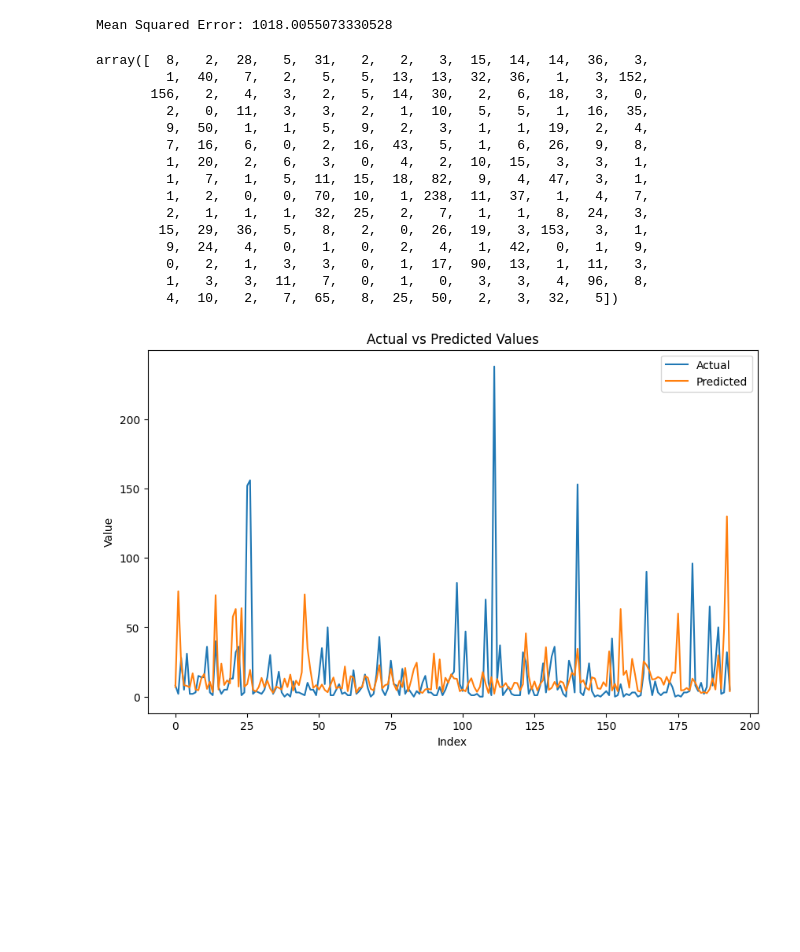
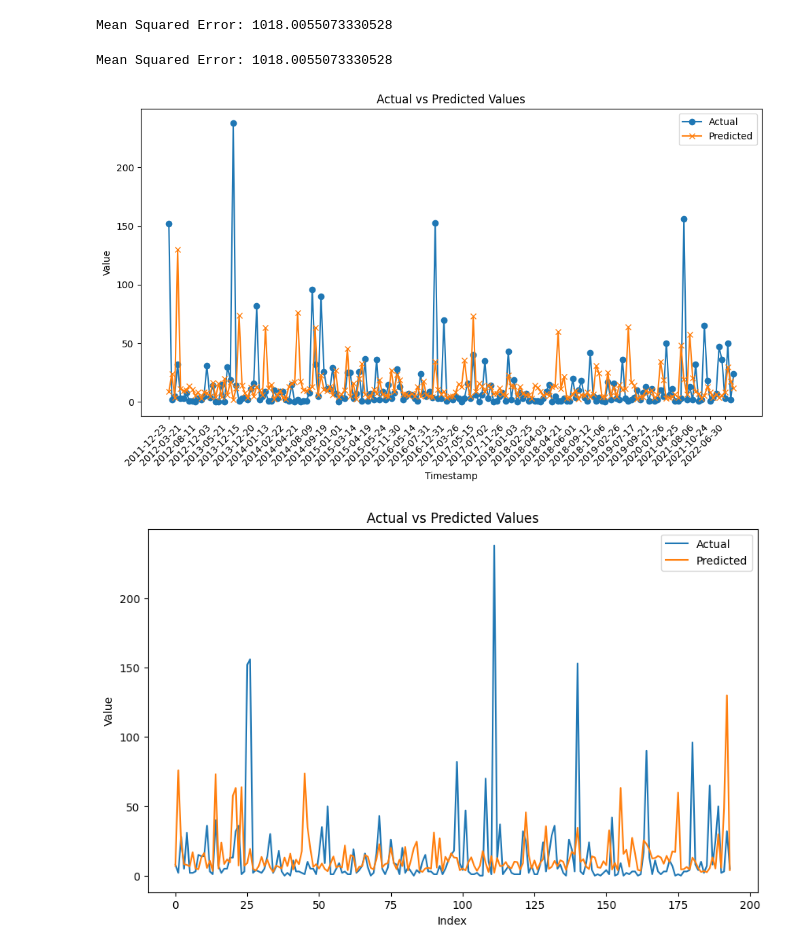
Before and after one commit to kaylanhua/conflicts, a Jupyter notebook: time_series/windows/univariate.ipynb, the cells around one changed output. Saved outputs shown, nothing was run; the diff lists cells and outputs as text; code cells hidden in the pictures; blank space fills up the shorter version.

```diff
--- a/time_series/windows/univariate.ipynb
+++ b/time_series/windows/univariate.ipynb
@@ -35,21 +35,3 @@ mse = mean_squared_error(y_test, predictions)
 print(f"Mean Squared Error: {mse}")
 # %% [output]
 Mean Squared Error: 1018.0055073330528
-# %%
-y_test
-# %% [output]
-array([  8,   2,  28,   5,  31,   2,   2,   3,  15,  14,  14,  36,   3,
-         1,  40,   7,   2,   5,   5,  13,  13,  32,  36,   1,   3, 152,
-       156,   2,   4,   3,   2,   5,  14,  30,   2,   6,  18,   3,   0,
-         2,   0,  11,   3,   3,   2,   1,  10,   5,   5,   1,  16,  35,
-         9,  50,   1,   1,   5,   9,   2,   3,   1,   1,  19,   2,   4,
-         7,  16,   6,   0,   2,  16,  43,   5,   1,   6,  26,   9,   8,
-         1,  20,   2,   6,   3,   0,   4,   2,  10,  15,   3,   3,   1,
-         1,   7,   1,   5,  11,  15,  18,  82,   9,   4,  47,   3,   1,
-         1,   2,   0,   0,  70,  10,   1, 238,  11,  37,   1,   4,   7,
-         2,   1,   1,   1,  32,  25,   2,   7,   1,   1,   8,  24,   3,
-        15,  29,  36,   5,   8,   2,   0,  26,  19,   3, 153,   3,   1,
-         9,  24,   4,   0,   1,   0,   2,   4,   1,  42,   0,   1,   9,
-         0,   2,   1,   3,   3,   0,   1,  17,  90,  13,   1,  11,   3,
-         1,   3,   3,  11,   7,   0,   1,   0,   3,   3,   4,  96,   8,
-         4,  10,   2,   7,  65,   8,  25,  50,   2,   3,  32,   5])
@@ -56,3 +49,54 @@ array([  8,   2,  28,   5,  31,   2,   2,   3,  15,  14,  14,  36,   3,
+# %%
+X_train, X_test, y_train, y_test, y_timestamps_train, y_timestamps_test = train_test_split(X, y, y_timestamps, test_size=0.2, random_state=42)
+model = RandomForestRegressor(n_estimators=100, random_state=42)
+model.fit(X_train, y_train)
+predictions = model.predict(X_test)
+
+mse = mean_squared_error(y_test, predictions)
+print(f"Mean Squared Error: {mse}")
+# %% [output]
+Mean Squared Error: 1018.0055073330528
+# %%
+# Convert y_timestamps_test to a numpy array for indexing purposes
+y_timestamps_test_np = np.array(y_timestamps_test)
+
+# Get the sorted indices of y_timestamps_test
+sorted_indices = np.argsort(y_timestamps_test_np)
+
+# Use the sorted indices to sort X_test, y_test, and y_timestamps_test
+X_test_sorted = X_test[sorted_indices]
+y_test_sorted = y_test[sorted_indices]
+predictions_sorted = predictions[sorted_indices]
+y_timestamps_test_sorted = y_timestamps_test_np[sorted_indices]
+# %%
+# Example conversion to a date string if y_timestamps_test is a pandas datetime series
+y_timestamps_test_str = [timestamp.strftime('%Y-%m-%d') for timestamp in y_timestamps_test_sorted]
+# %%
+import matplotlib.pyplot as plt
+import matplotlib.ticker as ticker
+
+plt.figure(figsize=(10, 6))
+
+# Assuming y_test and predictions are of the same length
+indices = range(len(y_test))
+
+plt.plot(indices, y_test_sorted, label='Actual', marker='o')
+plt.plot(indices, predictions_sorted, label='Predicted', marker='x')
+
+plt.title('Actual vs Predicted Values')
+plt.xlabel('Timestamp')
+plt.ylabel('Value')
+plt.legend()
+
+# Set x-ticks to be the indices and label them with the corresponding timestamps
+# Here, we use every nth label to avoid cluttering, adjust n as per your data size
+n = 5  # Adjust n based on your dataset size to avoid clutter
+plt.xticks(indices[::n], y_timestamps_test_str[::n], rotation=45, ha="right")
+
+plt.tight_layout()
+plt.show()
+# %% [output]
+[figure, added]
 # %%
 import matplotlib.pyplot as plt
 
```
Also changed, not shown: parts of 1 cell of this notebook, 2 other files.
